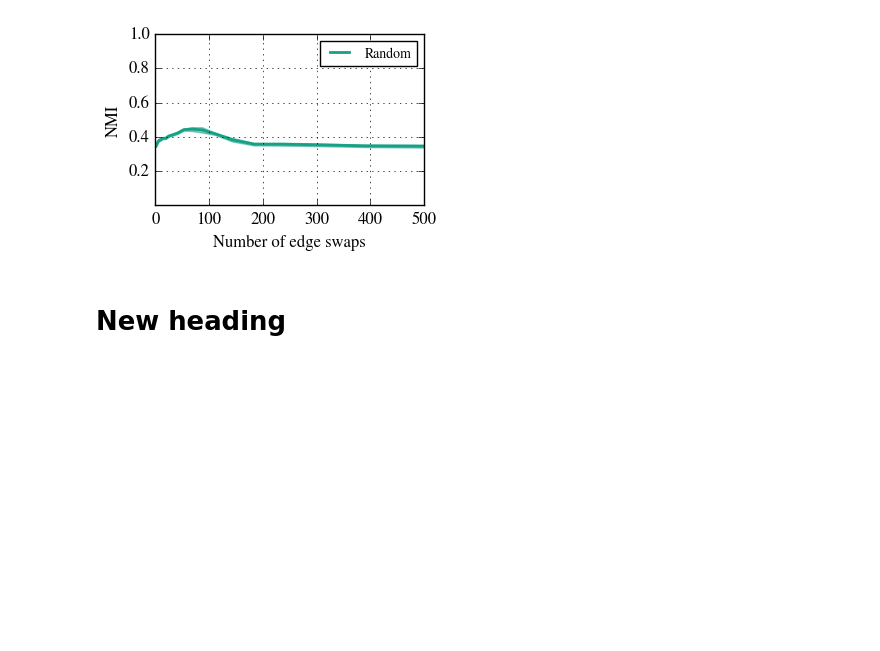
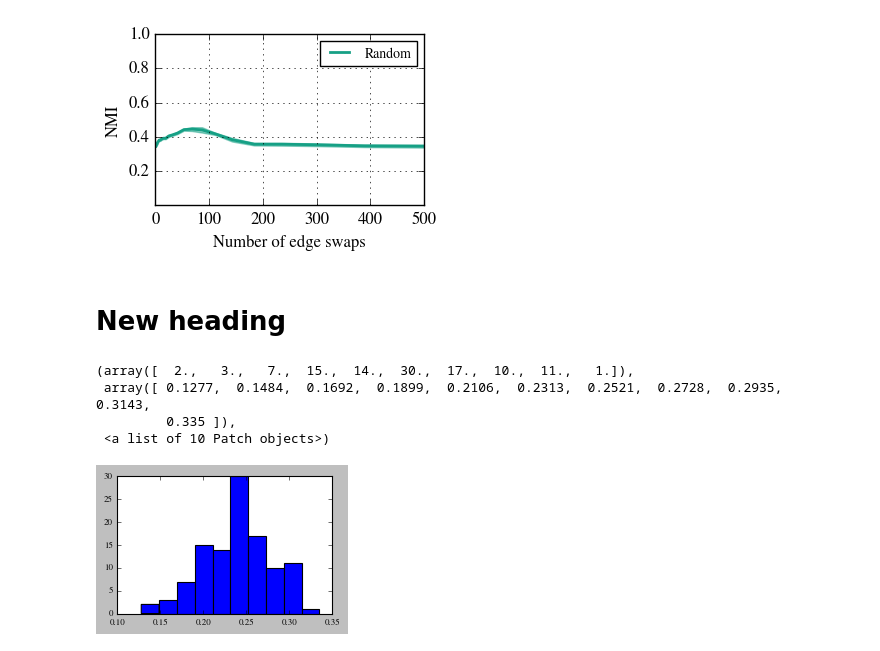
Before and after one commit to ulfaslak/recurrent_communities, a Jupyter notebook: Playspace.ipynb, the cells around one changed output. Drawn from its saved outputs; the diff is of its cells as text; code cells hidden in the pictures; blank space fills up the shorter version.

```diff
--- a/Playspace.ipynb
+++ b/Playspace.ipynb
@@ -350,10 +356,10 @@ def temporal_network_with_signal_layer(G_signal, N_signal, N_noise, num_swaps=10
         return A
 
     def _independent_edge_swaps(G, num_swaps):
-        #max_swaps = len(G.nodes()) - 2  if len(G.nodes()) - 2  < num_swaps else num_swaps
+        Gc = G.copy()
         for _ in range(num_swaps):
-            nx.double_edge_swap(G, 1)
-        return G
+            nx.double_edge_swap(Gc, 1)
+        return Gc
 
     # Layer numbers in a vector
     layers = range(N_signal + N_noise)
@@ -751,0 +767,8 @@ plt.show()
+# %%
+plt.hist(x)
+# %% [output]
+(array([  2.,   3.,   7.,  15.,  14.,  30.,  17.,  10.,  11.,   1.]),
+ array([ 0.1277,  0.1484,  0.1692,  0.1899,  0.2106,  0.2313,  0.2521,  0.2728,  0.2935,  0.3143,
+         0.335 ]),
+ <a list of 10 Patch objects>)
+[figure, added]
```
Also changed, not shown: parts of 7 cells of this notebook.
